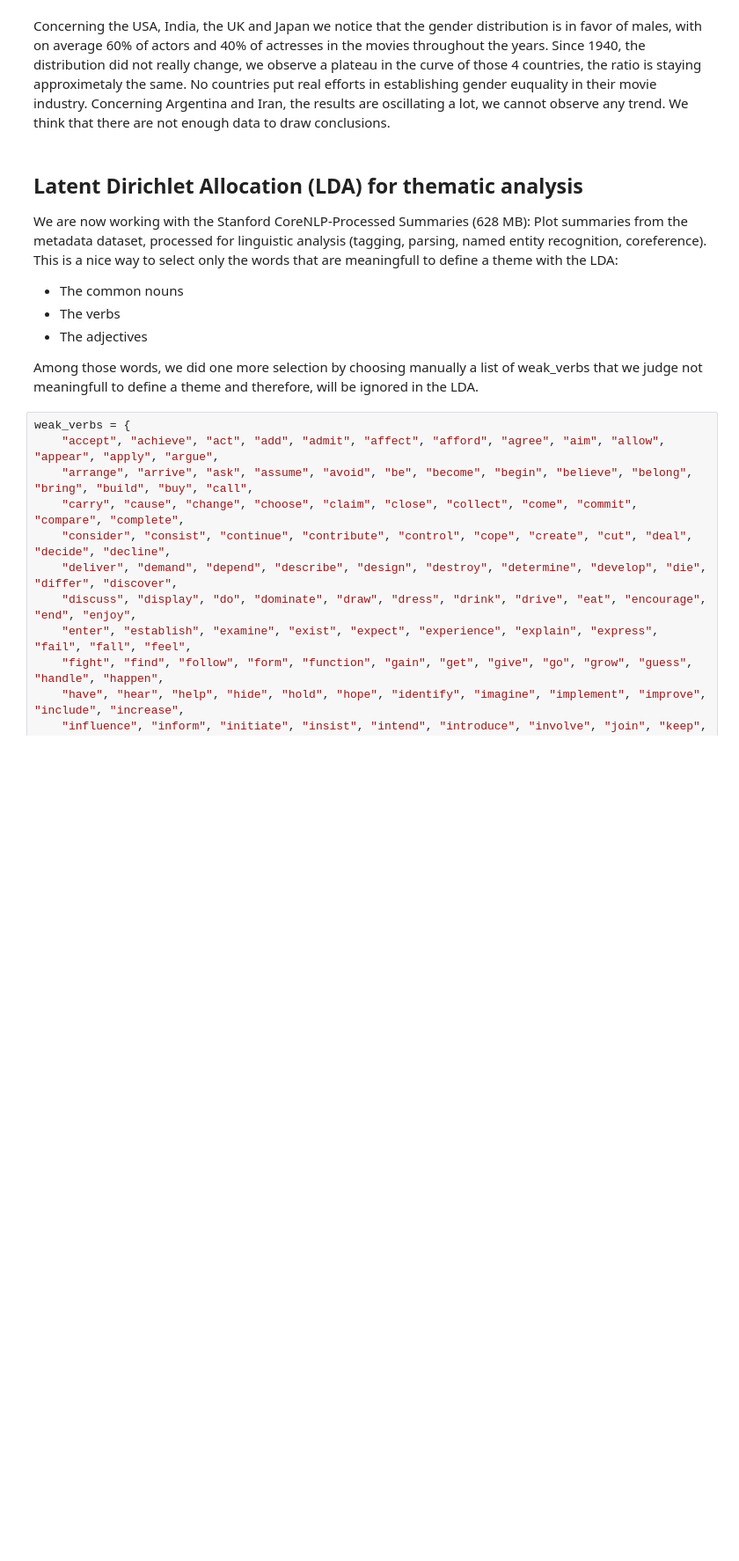
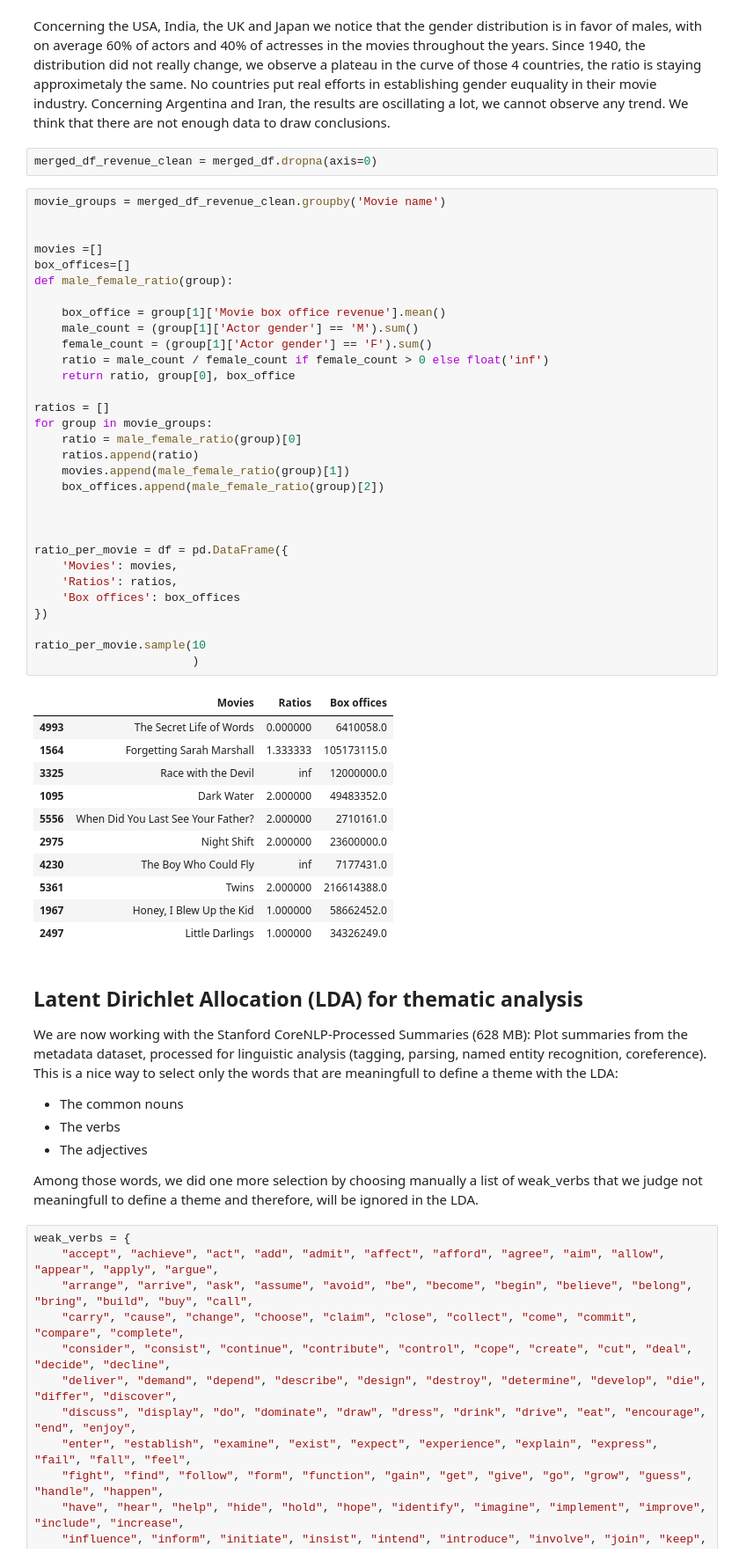
Before and after one commit to epfl-ada/ada-2024-project-4bigbrains, a Jupyter notebook: results.ipynb, the cells around one changed output. Shown: that part at 88% size. Saved outputs shown, nothing was run; the diff lists cells and outputs as text; blank space fills up the shorter version.

Commit message:
ratio genres

```diff
--- a/results.ipynb
+++ b/results.ipynb
@@ -520,6 +520,51 @@ plt.show()
 [figure]
 # %% [markdown]
 Concerning the USA, India, the UK and Japan we notice that the gender distribution is in favor of males, with on average 60% of actors and 40% of actresses in the movies throughout the years. Since 1940, the distribution did not really change, we observe a plateau in the curve of those 4 countries, the ratio is staying approximetaly the same. No countries put real efforts in establishing gender euquality in their movie industry. Concerning Argentina and Iran, the results are oscillating a lot, we cannot observe any trend. We think that there are not enough data to draw conclusions.
+# %%
+merged_df_revenue_clean = merged_df.dropna(axis=0)
+# %%
+movie_groups = merged_df_revenue_clean.groupby('Movie name')
+
+
+movies =[]
+box_offices=[]
+def male_female_ratio(group):
+
+    box_office = group[1]['Movie box office revenue'].mean()
+    male_count = (group[1]['Actor gender'] == 'M').sum()
+    female_count = (group[1]['Actor gender'] == 'F').sum()
+    ratio = male_count / female_count if female_count > 0 else float('inf')
+    return ratio, group[0], box_office
+
+ratios = []
+for group in movie_groups:
+    ratio = male_female_ratio(group)[0]
+    ratios.append(ratio)
+    movies.append(male_female_ratio(group)[1])
+    box_offices.append(male_female_ratio(group)[2])
+
+
+
+ratio_per_movie = df = pd.DataFrame({
+    'Movies': movies,
+    'Ratios': ratios,
+    'Box offices': box_offices
+})
+
+ratio_per_movie.sample(10
+                       )
+# %% [output]
+|  | Movies | Ratios | Box offices |
+| 4993 | The Secret Life of Words | 0.000000 | 6410058.0 |
+| 1564 | Forgetting Sarah Marshall | 1.333333 | 105173115.0 |
+| 3325 | Race with the Devil | inf | 12000000.0 |
+| 1095 | Dark Water | 2.000000 | 49483352.0 |
+| 5556 | When Did You Last See Your Father? | 2.000000 | 2710161.0 |
+| 2975 | Night Shift | 2.000000 | 23600000.0 |
+| 4230 | The Boy Who Could Fly | inf | 7177431.0 |
+| 5361 | Twins | 2.000000 | 216614388.0 |
+| 1967 | Honey, I Blew Up the Kid | 1.000000 | 58662452.0 |
+| 2497 | Little Darlings | 1.000000 | 34326249.0 |
 # %% [markdown]
 ## Latent Dirichlet Allocation (LDA) for thematic analysis
 We are now working with the Stanford CoreNLP-Processed Summaries (628 MB): Plot summaries from the metadata dataset, processed for linguistic analysis (tagging, parsing, named entity recognition, coreference).
```
Also changed, not shown: parts of 3 cells of this notebook.
